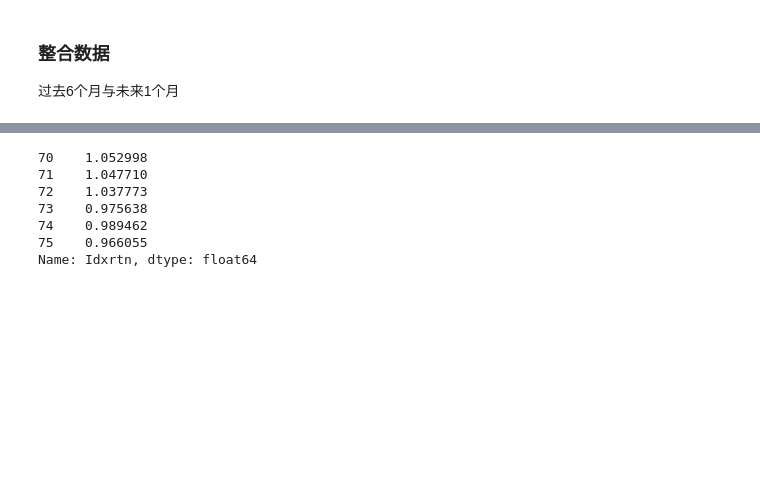
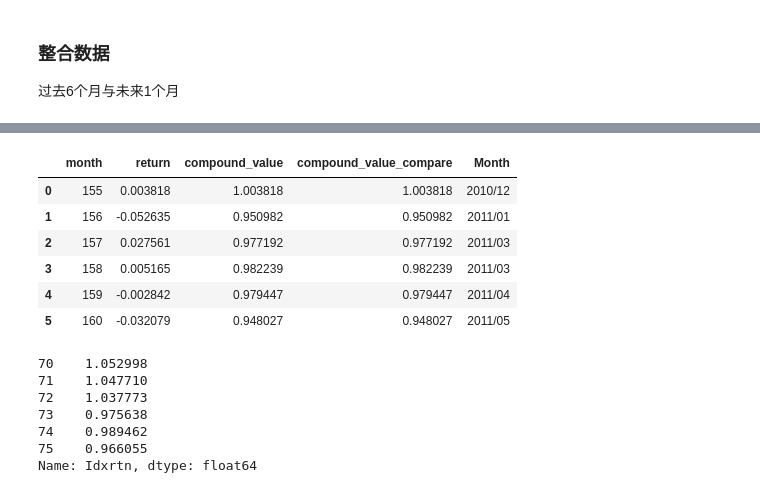
Before and after one commit to learnerjunjun/Hs300-CVaR-Strategy, a Jupyter notebook: finding results/Optimization Solutions_test.ipynb, the cells around one changed output, grey strips where cells are left out. Cells and saved outputs as stored; diff of their text form; code cells hidden in the pictures; blank space fills up the shorter version.

```diff
--- a/finding results/Optimization Solutions_test.ipynb
+++ b/finding results/Optimization Solutions_test.ipynb
@@ -917,3 +915,29 @@ return_data_combined
+# %%
+#月份转化
+from datetime import datetime, timedelta
+def convert_month_to_date(df):
+    # 起始日期
+    start_date = datetime(2005, 4, 1)  # 对应 2005/04
+    # 生成新列 Month 来储存实际的月份
+    df['Month'] = None
+
+    # 生成实际日期并填充新列 Month
+    for i, row in df.iterrows():
+        date = start_date + timedelta(days=30 * (row['month'] - 85))  # 每月30天（简化处理）
+        df.at[i, 'Month'] = date.strftime("%Y/%m")  # 将日期格式化为月份并添加到新的列中
+
+    return df
+# %%
+return_data_combined = convert_month_to_date(return_data_combined)
+return_data_combined
+# %% [output]
+|  | month | return | compound_value | compound_value_compare | Month |
+| 0 | 155 | 0.003818 | 1.003818 | 1.003818 | 2010/12 |
+| 1 | 156 | -0.052635 | 0.950982 | 0.950982 | 2011/01 |
+| 2 | 157 | 0.027561 | 0.977192 | 0.977192 | 2011/03 |
+| 3 | 158 | 0.005165 | 0.982239 | 0.982239 | 2011/03 |
+| 4 | 159 | -0.002842 | 0.979447 | 0.979447 | 2011/04 |
+| 5 | 160 | -0.032079 | 0.948027 | 0.948027 | 2011/05 |
 # %%
 (hs300_return[hs300_return['month'].isin(period_test)]['Idxrtn']+1).cumprod()
 # %% [output]
```
Also changed, not shown: parts of 6 cells of this notebook, 10 other files.
